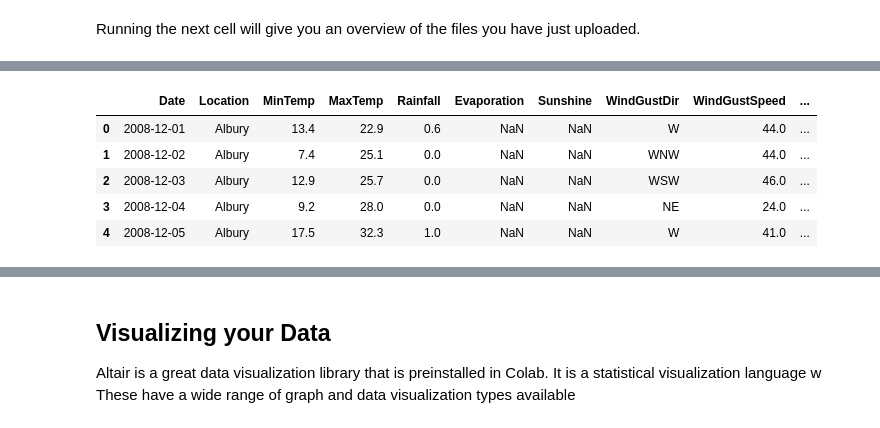
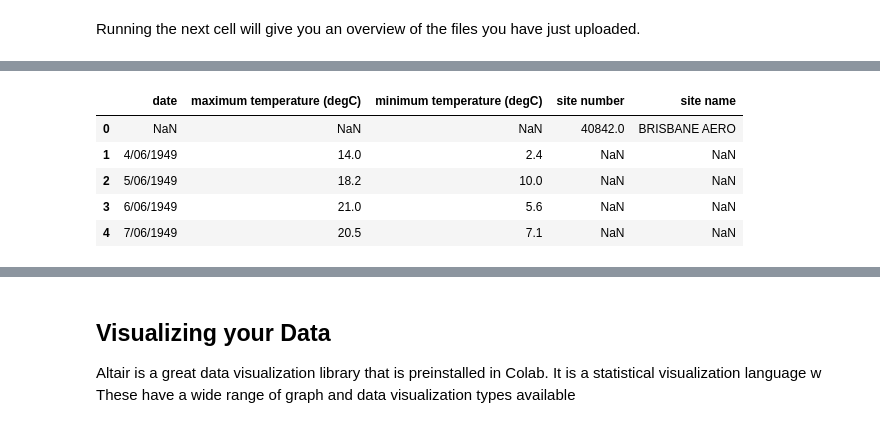
Before and after one commit to Doongka/GHDColabExamples, a Jupyter notebook: Visualising_Data.ipynb, the cells around one changed output, grey strips where cells are left out. Cells and saved outputs as stored; diff of their text form; code cells hidden in the pictures.

```diff
--- a/Visualising_Data.ipynb
+++ b/Visualising_Data.ipynb
@@ -63,11 +64,12 @@ import pandas as pd
 # %%
-data = pd.read_csv('weatherAUS.csv')
+
+data = pd.read_csv('brisbanetemp.csv')
+
 data.head()
-data.
 # %% [output]
-|  | Date | Location | MinTemp | MaxTemp | Rainfall | Evaporation | Sunshine | WindGustDir | WindGustSpeed | ... |
-| 0 | 2008-12-01 | Albury | 13.4 | 22.9 | 0.6 | NaN | NaN | W | 44.0 | ... |
-| 1 | 2008-12-02 | Albury | 7.4 | 25.1 | 0.0 | NaN | NaN | WNW | 44.0 | ... |
-| 2 | 2008-12-03 | Albury | 12.9 | 25.7 | 0.0 | NaN | NaN | WSW | 46.0 | ... |
-| 3 | 2008-12-04 | Albury | 9.2 | 28.0 | 0.0 | NaN | NaN | NE | 24.0 | ... |
-| 4 | 2008-12-05 | Albury | 17.5 | 32.3 | 1.0 | NaN | NaN | W | 41.0 | ... |
+|  | date | maximum temperature (degC) | minimum temperature (degC) | site number | site name |
+| 0 | NaN | NaN | NaN | 40842.0 | BRISBANE AERO |
+| 1 | 4/06/1949 | 14.0 | 2.4 | NaN | NaN |
+| 2 | 5/06/1949 | 18.2 | 10.0 | NaN | NaN |
+| 3 | 6/06/1949 | 21.0 | 5.6 | NaN | NaN |
+| 4 | 7/06/1949 | 20.5 | 7.1 | NaN | NaN |
```
Also changed, not shown: parts of 15 cells of this notebook.
